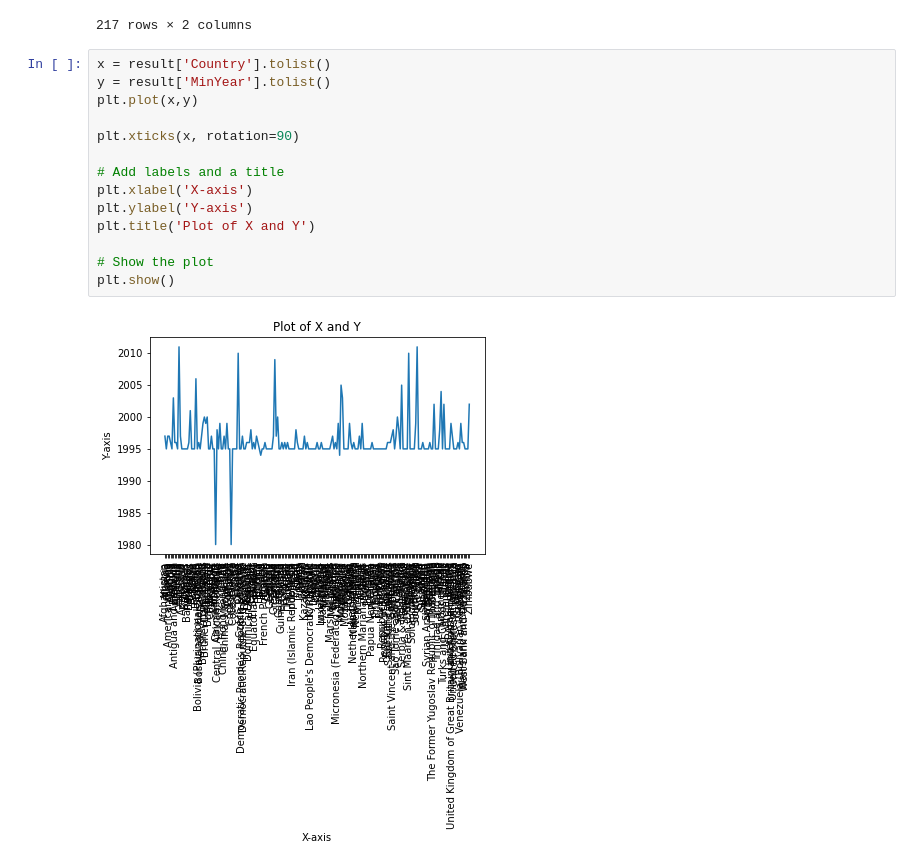
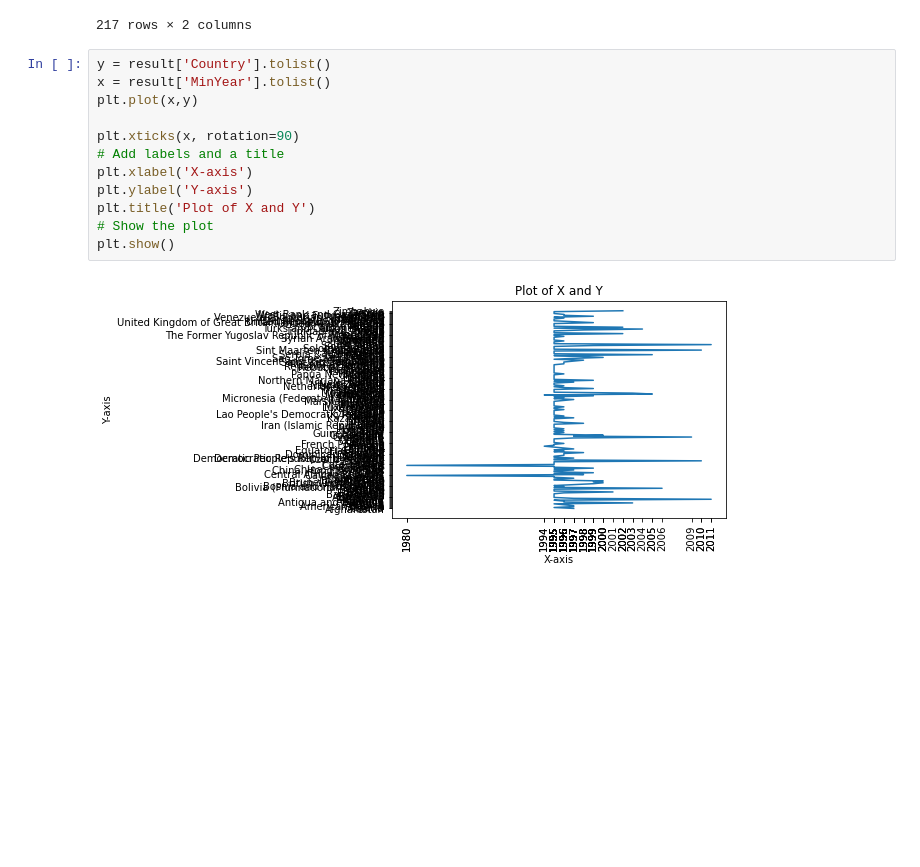
Before and after one commit to kiran1-1/DS602, a Jupyter notebook: week01/homework - week1.ipynb, the cells around one changed output. Cells and saved outputs as stored; diff of their text form; blank space fills up the shorter version.

Commit message:
some changes made in graph

```diff
--- a/week01/homework - week1.ipynb
+++ b/week01/homework - week1.ipynb
@@ -193,21 +193,19 @@ result
 | 216 | Zimbabwe | 2002 |
 217 rows × 2 columns
 # %%
-x = result['Country'].tolist()
-y = result['MinYear'].tolist()
+y = result['Country'].tolist()
+x = result['MinYear'].tolist()
 plt.plot(x,y)
 
 plt.xticks(x, rotation=90)
-
 # Add labels and a title
 plt.xlabel('X-axis')
 plt.ylabel('Y-axis')
 plt.title('Plot of X and Y')
-
 # Show the plot
 plt.show()
 # %% [output]
-[figure, old version]
+[figure, new version]
 # %%
 ###############
 
```
Also changed, not shown: parts of 1 cell of this notebook.
